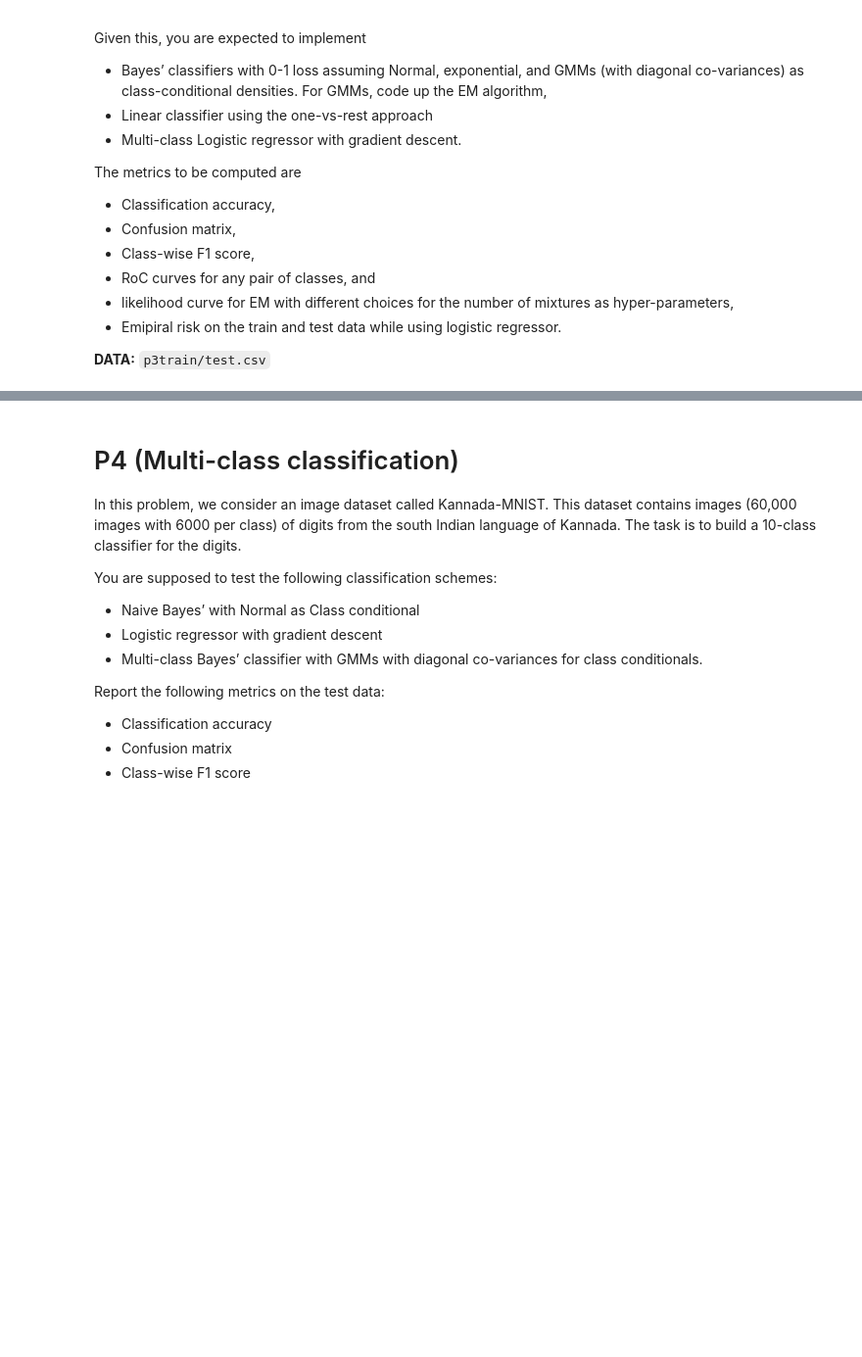
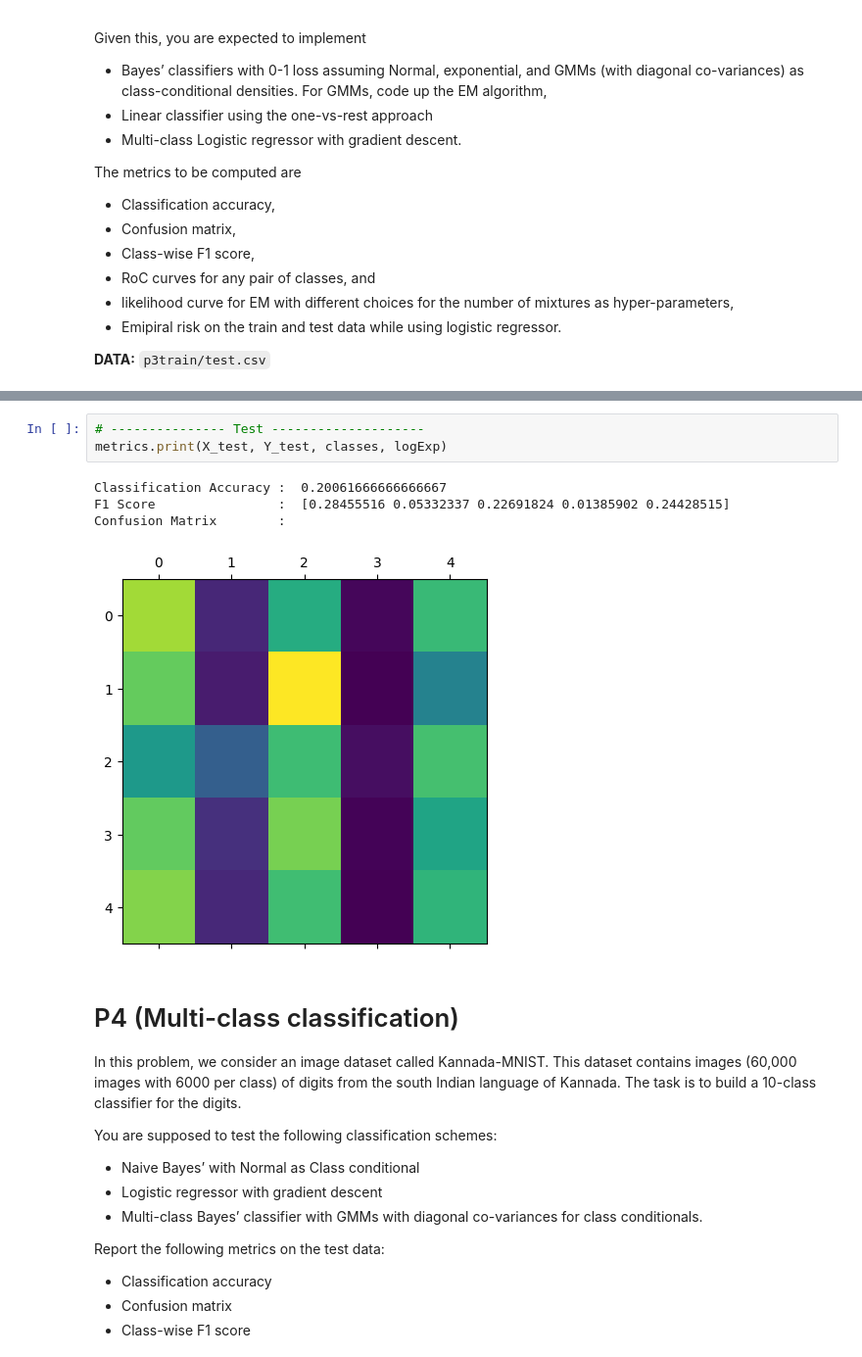
Before and after one commit to lokesh1197/PRNN-2023, a Jupyter notebook: solution.ipynb, the cells around one changed output, grey strips where cells are left out. Shown: that part at 98% size. Drawn from its saved outputs; the diff is of its cells as text; blank space fills up the shorter version.

```diff
--- a/solution.ipynb
+++ b/solution.ipynb
@@ -289,3 +395,11 @@ p3["train"].shape
+# %%
+# --------------- Test --------------------
+metrics.print(X_test, Y_test, classes, logExp)
+# %% [output]
+Classification Accuracy :  0.20061666666666667
+F1 Score                :  [0.28455516 0.05332337 0.22691824 0.01385902 0.24428515]
+Confusion Matrix        :
+[figure, added]
 # %% [markdown]
 # P4 (Multi-class classification)
 
```
Also changed, not shown: parts of 14 cells of this notebook.
